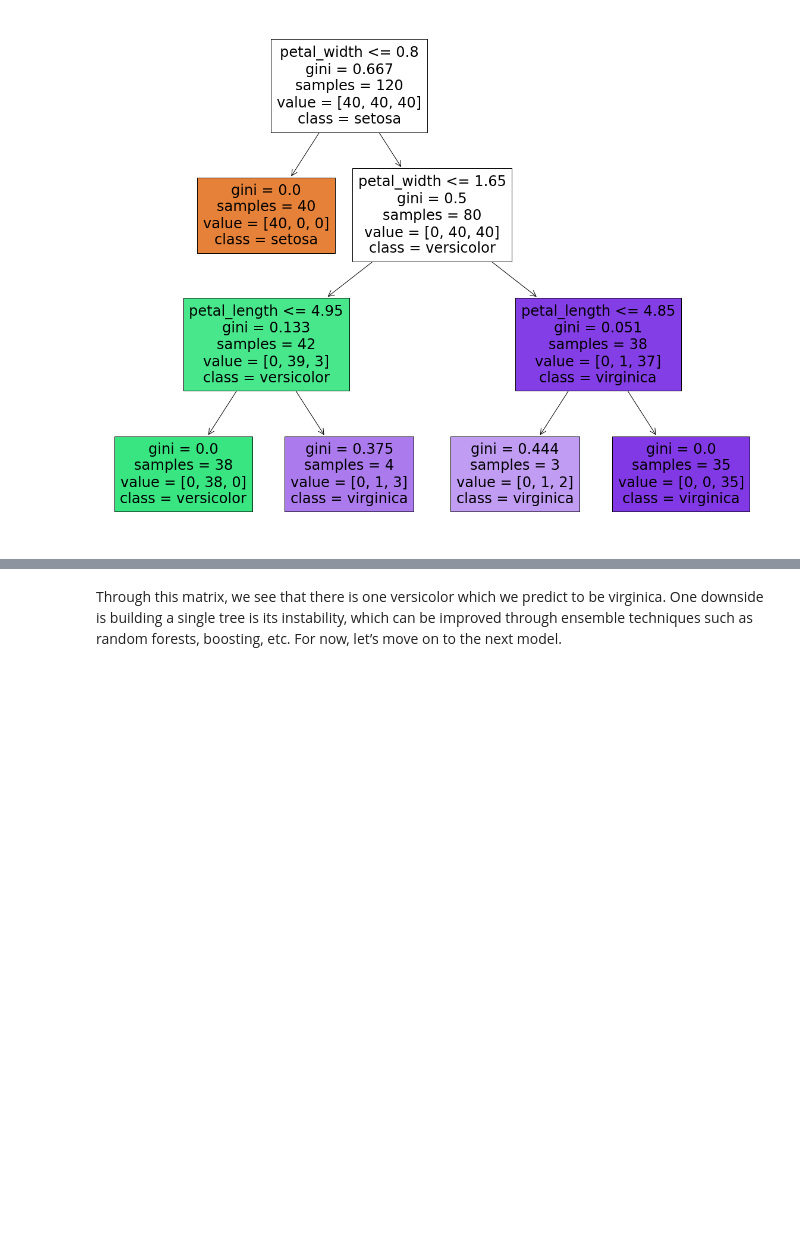
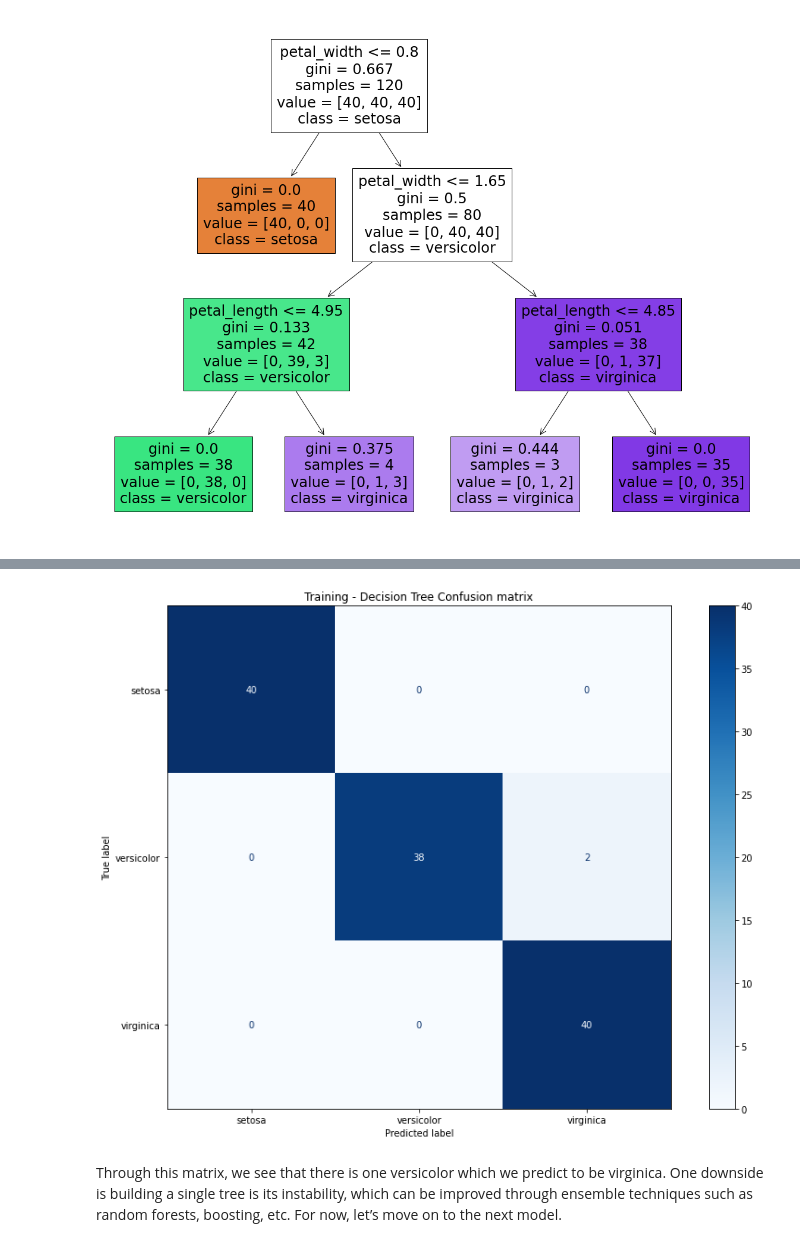
Before and after one commit to giova86/Python-DecisionTree, a Jupyter notebook: decision_tree_iris.ipynb, the cells around one changed output, grey strips where cells are left out. Saved outputs shown, nothing was run; the diff lists cells and outputs as text; code cells hidden in the pictures; blank space fills up the shorter version.

```diff
--- a/decision_tree_iris.ipynb
+++ b/decision_tree_iris.ipynb
@@ -164,3 +167,11 @@ disp.ax_.set_title('Decision Tree Confusion matrix, without normalization');
+# %%
+disp = metrics.plot_confusion_matrix(mod_dt, X_train, y_train,
+                                 display_labels=cn,
+                                 cmap=plt.cm.Blues,
+                                 normalize=None)
+disp.ax_.set_title('Training - Decision Tree Confusion matrix');
+# %% [output]
+[figure, added]
 # %% [markdown]
 Through this matrix, we see that there is one versicolor which we predict to be virginica.
 One downside is building a single tree is its instability, which can be improved through ensemble techniques such as random forests, boosting, etc. For now, let’s move on to the next model.
```
Also changed, not shown: parts of 2 cells of this notebook.
